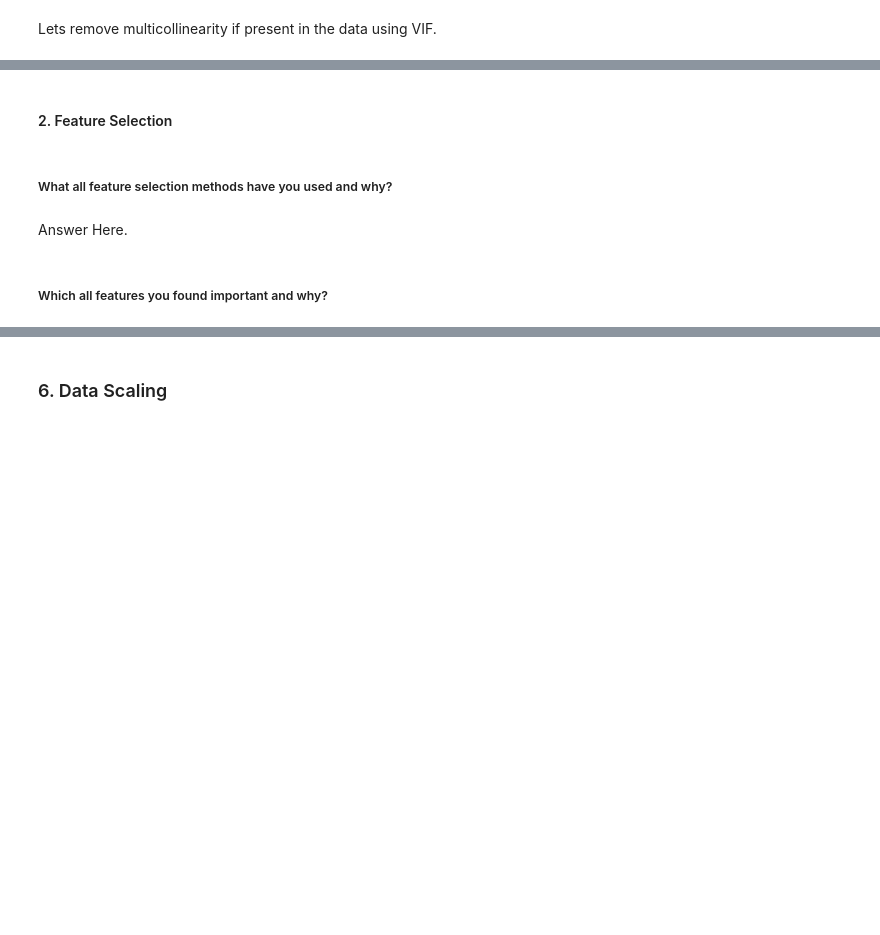
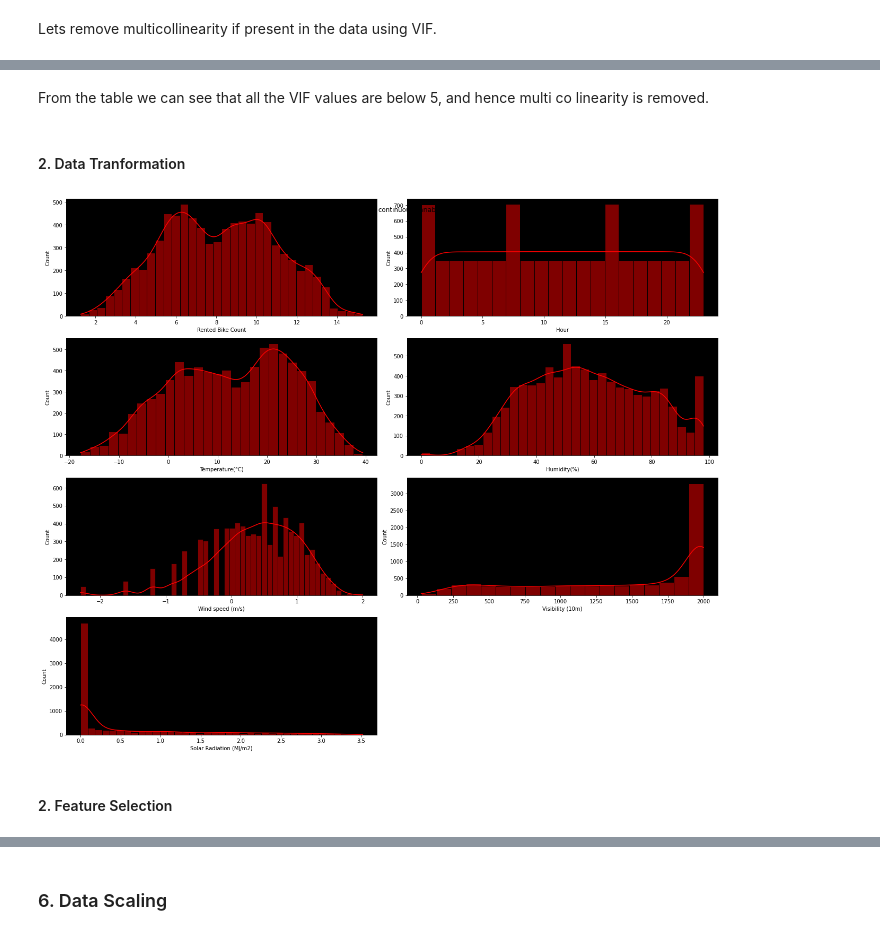
Before and after one commit to Jeevan-NM/Bike-Sharing-Demand-Prediction, a Jupyter notebook: BikeSharingDemandPrediction.ipynb, the cells around one changed output, grey strips where cells are left out. Cells and saved outputs as stored; diff of their text form; code cells hidden in the pictures; blank space fills up the shorter version.

```diff
--- a/BikeSharingDemandPrediction.ipynb
+++ b/BikeSharingDemandPrediction.ipynb
@@ -885,3 +894,7 @@ def calc_vif(X):
    vif["VIF"] = [variance_inflation_factor(X.values, i) for i in range(X.shape[1])]
 
    return(vif)
+# %%
+numerical_features=['Rented Bike Count', 'Hour', 'Temperature(°C)', 'Humidity(%)',
+       'Wind speed (m/s)', 'Visibility (10m)', 'Dew point temperature(°C)',
+       'Solar Radiation (MJ/m2)']
@@ -887,0 +927,3 @@ def calc_vif(X):
+# %%
+#Dropping dew point temperature column.
+df_m.drop(columns=['Dew point temperature(°C)'],inplace=True)
@@ -887,0 +939,2 @@ def calc_vif(X):
+# %%
+numerical_features.remove('Dew point temperature(°C)')
@@ -887,0 +951,6 @@ def calc_vif(X):
+# %% [markdown]
+From the table we can see that all the VIF values are below 5, and hence multi co linearity is removed.
+# %% [markdown]
+
+
+#### 2. Data Tranformation
@@ -888,2 +962,13 @@ def calc_vif(X):
+# %%
+#numerical data after transformation.
+plt.figure(figsize=(18, 18))
+for i, col in enumerate(numerical_features):
+    plt.rcParams['axes.facecolor'] = 'black'
+    ax = plt.subplot(5,2, i+1)
+    sns.histplot(data=df_m, x=col, ax=ax,color='red',kde=True)
+plt.suptitle('Data distribution of continuous variables')
+plt.tight_layout()
+# %% [output]
+[figure, added]
 # %% [markdown]
 #### 2. Feature Selection
@@ -892,6 +974,0 @@ def calc_vif(X):
-# %% [markdown]
-##### What all feature selection methods have you used  and why?
-# %% [markdown]
-Answer Here.
-# %% [markdown]
-##### Which all features you found important and why?
```
Also changed, not shown: parts of 43 cells of this notebook.
